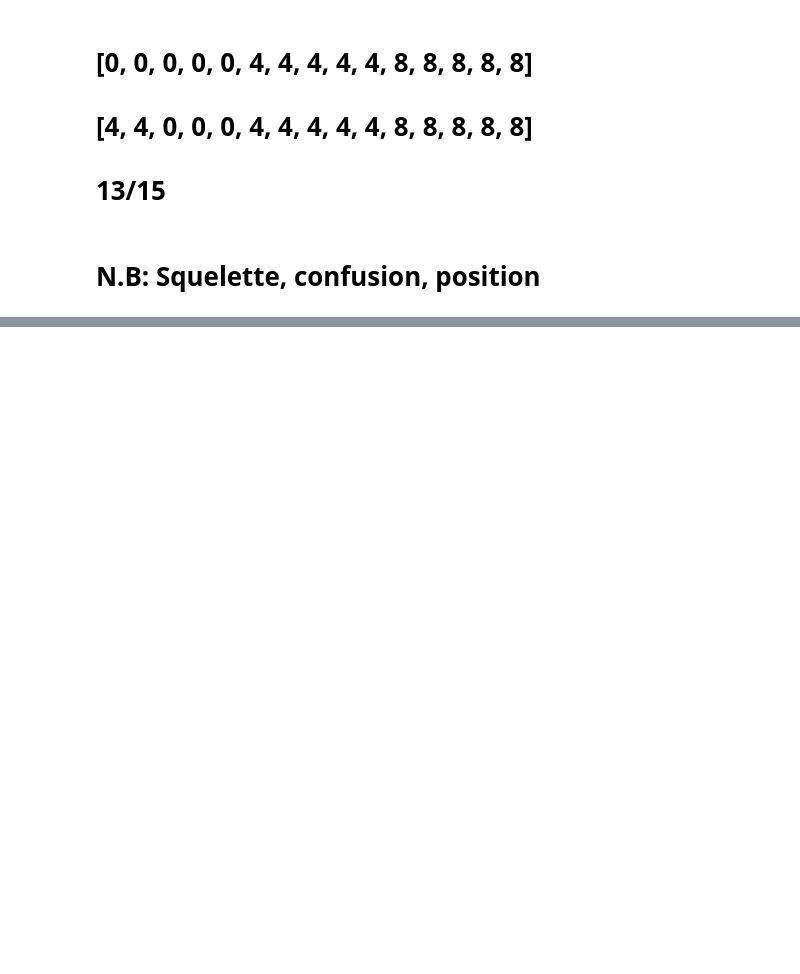
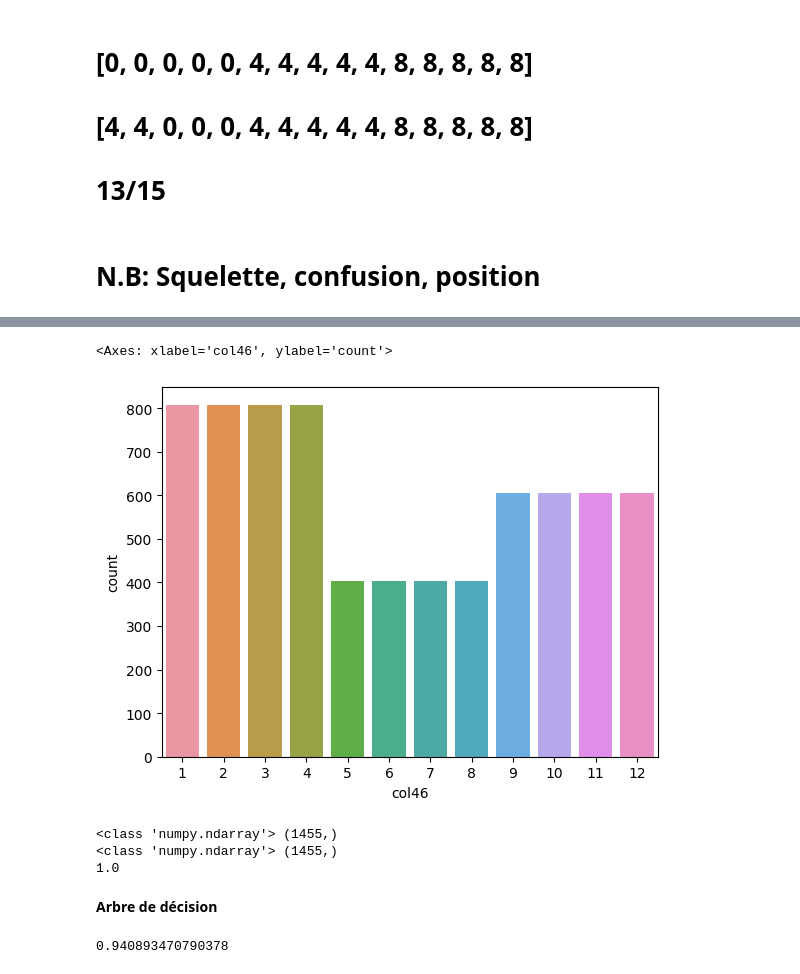
Before and after one commit to qijiaqi/TennisAction, a Jupyter notebook: TennisAction.ipynb, the cells around one changed output, grey strips where cells are left out. Drawn from its saved outputs; the diff is of its cells as text; code cells hidden in the pictures; blank space fills up the shorter version.

Commit message:
Forêt alé

```diff
--- a/TennisAction.ipynb
+++ b/TennisAction.ipynb
@@ -441,0 +587,8 @@ print(prediction)
+# %%
+# lecture des données
+
+import pandas as pd
+
+df = pd.read_csv("F:/Tennis/trajectoire/pos.csv")
+# print(df.info)
+df.head()
@@ -441,0 +652,36 @@ print(prediction)
+# %%
+# visualisation
+
+import seaborn as sns
+
+sns.countplot(x='col46', data=df)
+# %% [output]
+<Axes: xlabel='col46', ylabel='count'>
+[figure, added]
+# %%
+# entraînement et prédiction
+
+from sklearn.ensemble import RandomForestClassifier
+import numpy as np
+
+rf_clf = RandomForestClassifier(n_estimators = 100)
+# max_samples : indique le nombre d'échantillons à tirer des données d'entraînement dans l'échantillonnage Bootstrap.
+# max_depth : indique la profondeur maximale de l'arbre, que nous spécifions si nécessaire.
+# n_estimators : indique le nombre d'arbres de décision à créer dans le modèle de forêt aléatoire. Par défaut, il est de 100.
+rf_clf.fit(X_train, y_train)
+
+pred = rf_clf.predict(X_test)
+
+# test de la précision
+
+# print(type(np.array(y_test)), y_test.shape)
+# print(y_test)
+# print(type(pred), pred.shape)
+# print(pred)
+print(rf_clf.score(X_test, y_test))
+# %% [output]
+<class 'numpy.ndarray'> (1455,)
+<class 'numpy.ndarray'> (1455,)
+1.0
+# %% [markdown]
+**Arbre de décision**
@@ -441,0 +696,7 @@ print(prediction)
+# %%
+# test de la performance
+
+pred = ad_clf.predict(X_test)
+print(ad_clf.score(X_test, y_test))
+# %% [output]
+0.940893470790378
```
Also changed, not shown: parts of 23 cells of this notebook.
